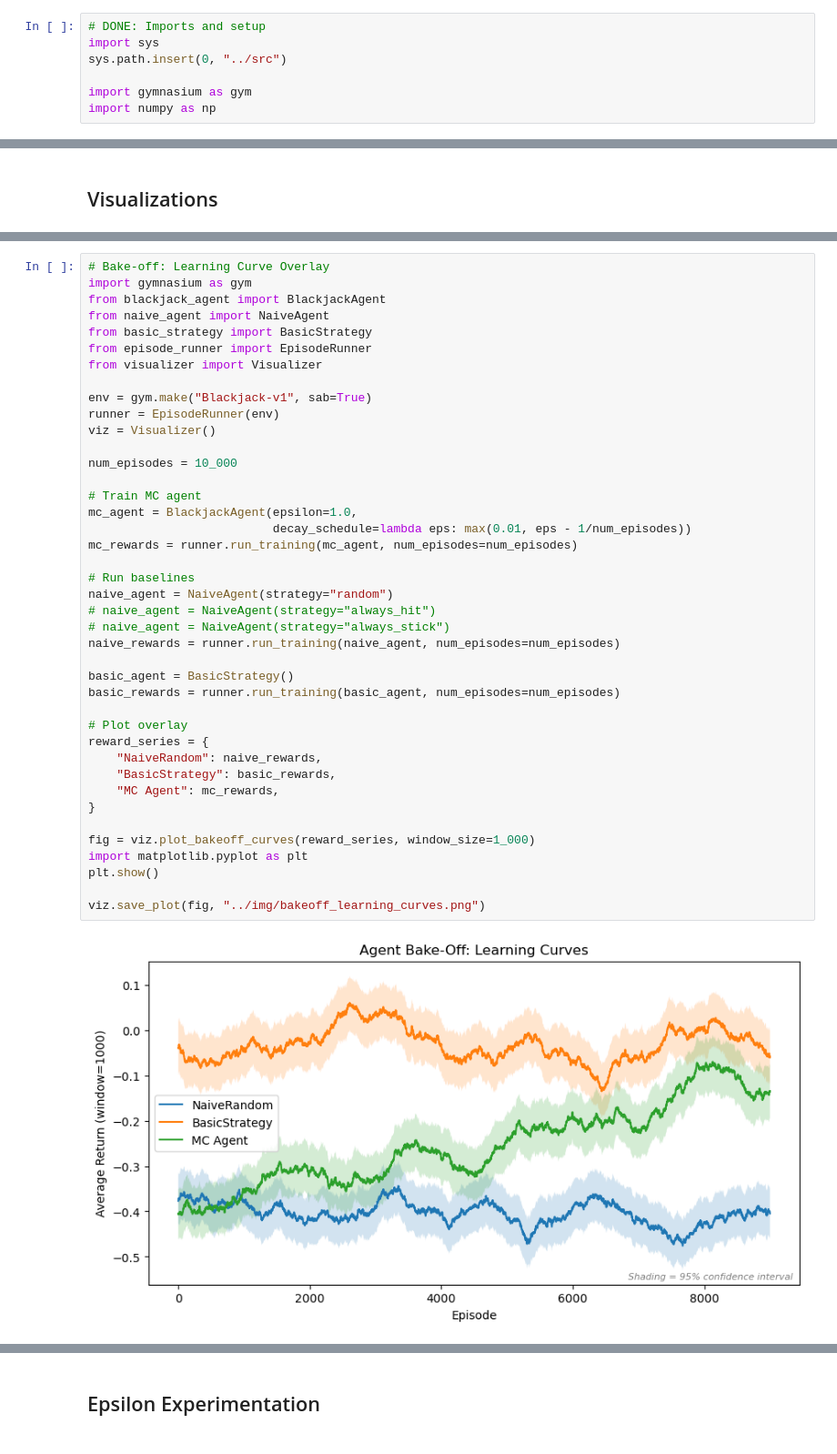
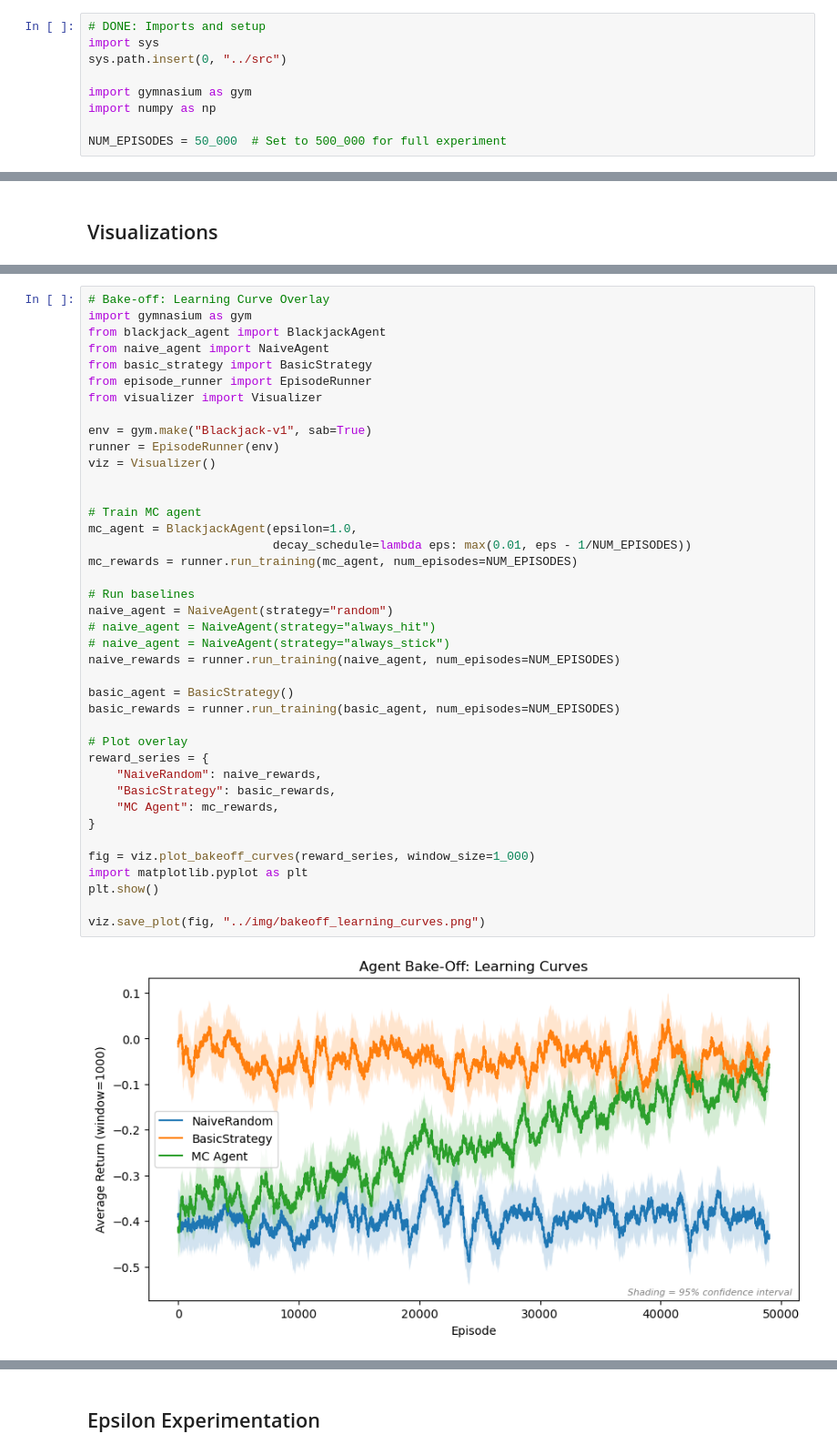
Before and after one commit to craig-rudman/MSDS684, a Jupyter notebook: W3/notebooks/development.ipynb, the cells around one changed output, grey strips where cells are left out. Shown at 91% size. Drawn from its saved outputs; the diff is of its cells as text.

```diff
--- a/W3/notebooks/development.ipynb
+++ b/W3/notebooks/development.ipynb
@@ -7,6 +7,8 @@ sys.path.insert(0, "../src")
 
 import gymnasium as gym
 import numpy as np
+
+NUM_EPISODES = 50_000  # Set to 500_000 for full experiment
 # %% [markdown]
 ## Acceptance Tests
 # %%
@@ -332,39 +334,38 @@ from episode_runner import EpisodeRunner
 from visualizer import Visualizer
 
 env = gym.make("Blackjack-v1", sab=True)
 runner = EpisodeRunner(env)
 viz = Visualizer()
 
-num_episodes = 10_000
 
 # Train MC agent
 mc_agent = BlackjackAgent(epsilon=1.0,
-                          decay_schedule=lambda eps: max(0.01, eps - 1/num_episodes))
-mc_rewards = runner.run_training(mc_agent, num_episodes=num_episodes)
+                          decay_schedule=lambda eps: max(0.01, eps - 1/NUM_EPISODES))
+mc_rewards = runner.run_training(mc_agent, num_episodes=NUM_EPISODES)
 
 # Run baselines
 naive_agent = NaiveAgent(strategy="random")
 # naive_agent = NaiveAgent(strategy="always_hit")
 # naive_agent = NaiveAgent(strategy="always_stick")
-naive_rewards = runner.run_training(naive_agent, num_episodes=num_episodes)
+naive_rewards = runner.run_training(naive_agent, num_episodes=NUM_EPISODES)
 
 basic_agent = BasicStrategy()
-basic_rewards = runner.run_training(basic_agent, num_episodes=num_episodes)
+basic_rewards = runner.run_training(basic_agent, num_episodes=NUM_EPISODES)
 
 # Plot overlay
 reward_series = {
     "NaiveRandom": naive_rewards,
     "BasicStrategy": basic_rewards,
     "MC Agent": mc_rewards,
 }
 
 fig = viz.plot_bakeoff_curves(reward_series, window_size=1_000)
 import matplotlib.pyplot as plt
 plt.show()
 
 viz.save_plot(fig, "../img/bakeoff_learning_curves.png")
 # %% [output]
-[figure, old version]
+[figure, new version]
 # %%
 # Bake-off: Outcome Breakdown (stacked bar chart)
 fig_outcomes = viz.plot_outcome_breakdown(reward_series)
```
Also changed, not shown: parts of 20 cells of this notebook, 13 other files.
